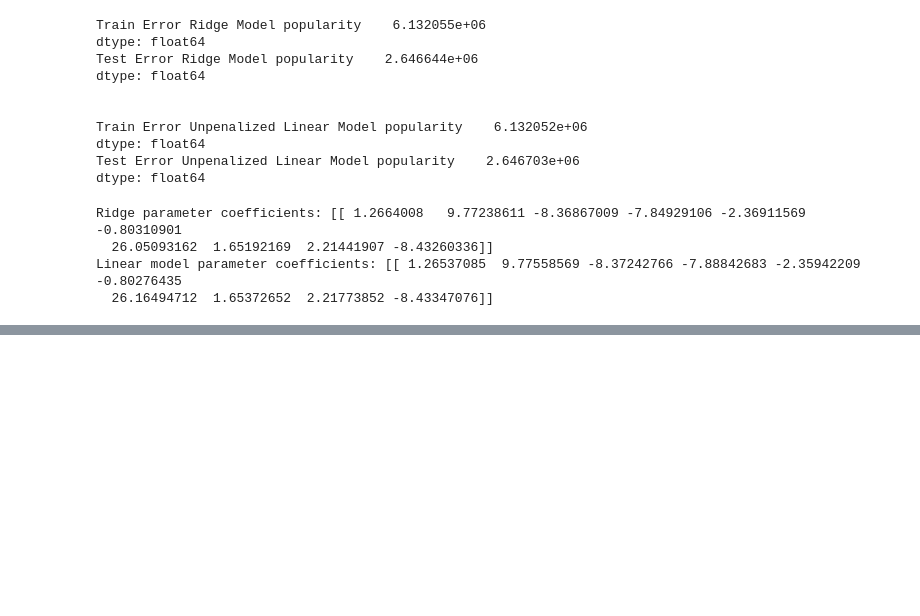
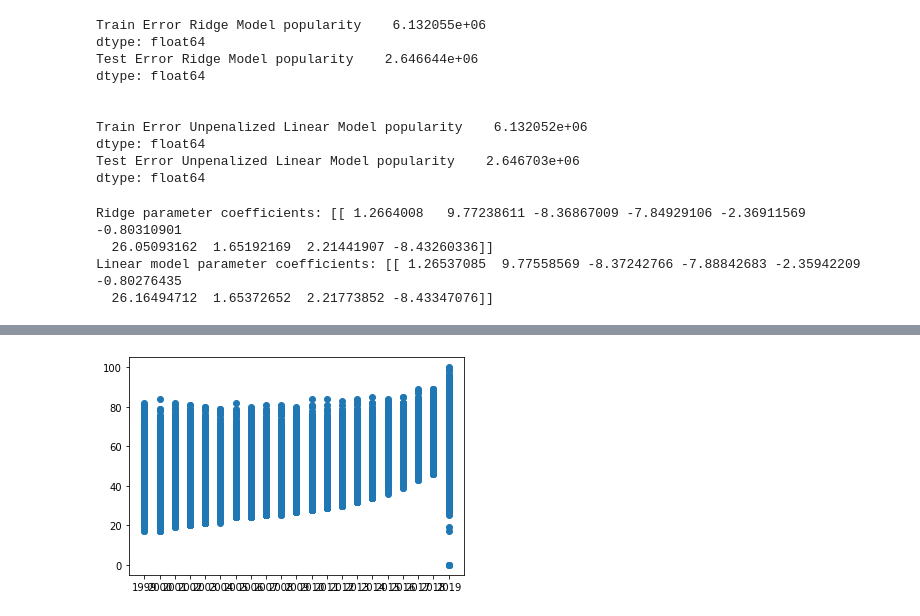
Before and after one commit to fsarraf/Mod4_Project, a Jupyter notebook: Mahima's working notebook.ipynb, the cells around one changed output, grey strips where cells are left out. Drawn from its saved outputs; the diff is of its cells as text; code cells hidden in the pictures; blank space fills up the shorter version.

```diff
--- a/Mahima's working notebook.ipynb
+++ b/Mahima's working notebook.ipynb
@@ -425,0 +432,5 @@ Linear model parameter coefficients: [[ 1.26537085  9.77558569 -8.37242766 -7.88
+# %%
+plt.scatter(tracks.year, tracks.popularity)
+plt.show()
+# %% [output]
+[figure, added]
```
Also changed, not shown: parts of 4 cells of this notebook, 12 other files.
